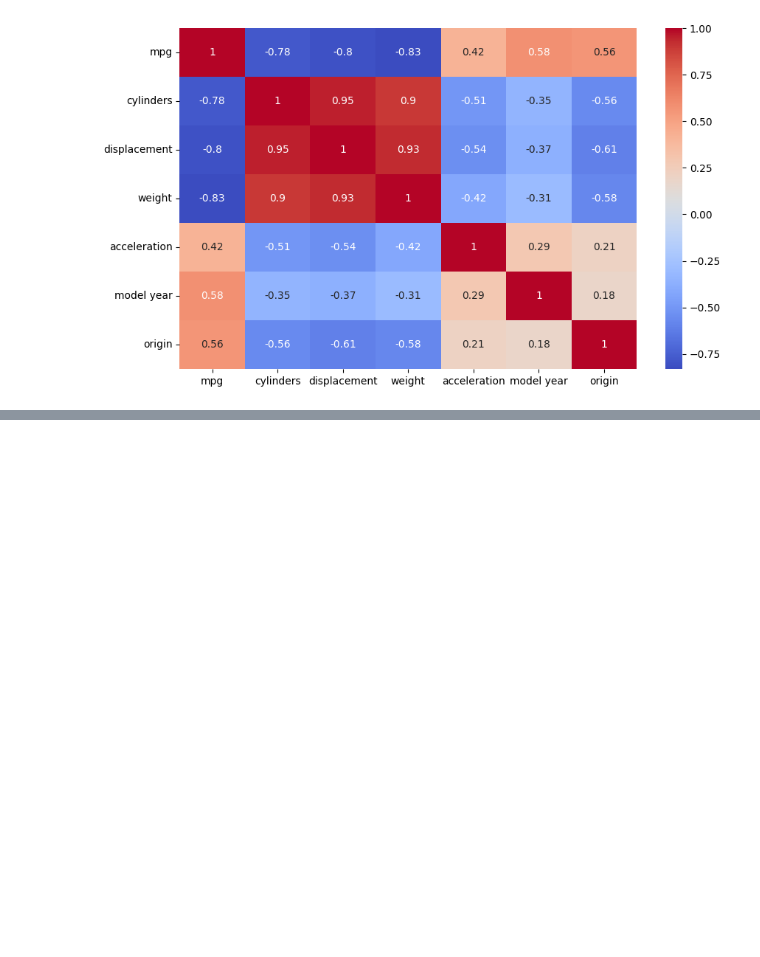
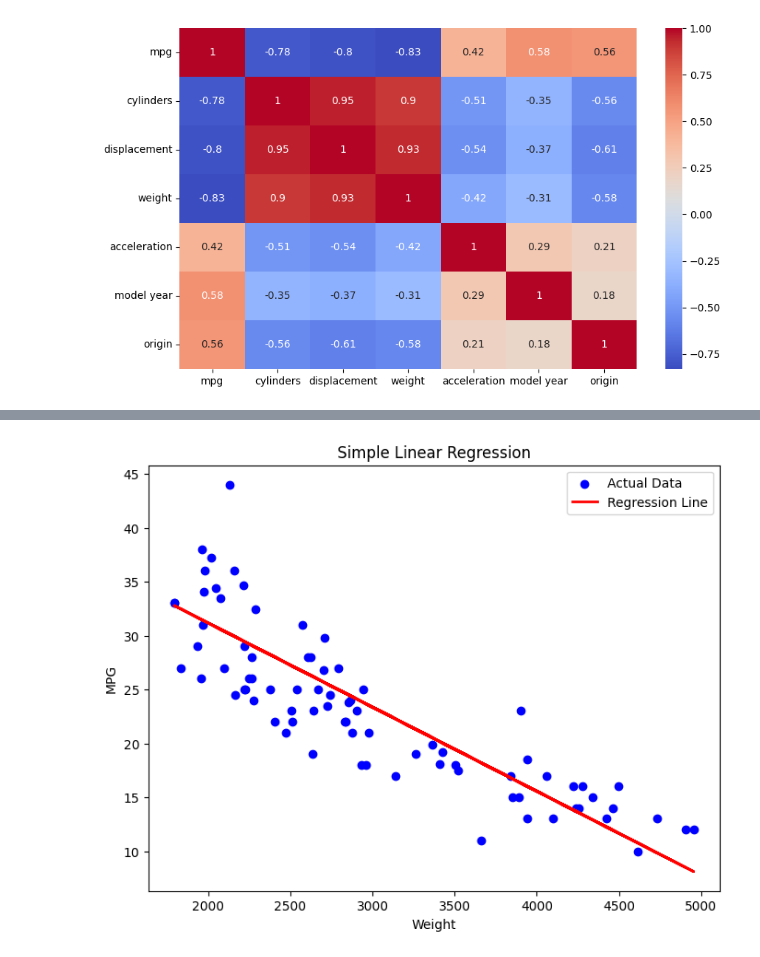
Before and after one commit to AbhishekShah272002/Machine-Learning-Study., a Jupyter notebook: Learning-Labs/Vehicle's_fuel_efficiency.ipynb, the cells around one changed output, grey strips where cells are left out. Drawn from its saved outputs; the diff is of its cells as text; code cells hidden in the pictures; blank space fills up the shorter version.

```diff
--- a/Learning-Labs/Vehicle's_fuel_efficiency.ipynb
+++ b/Learning-Labs/Vehicle's_fuel_efficiency.ipynb
@@ -75,0 +78,17 @@ plt.show()
+# %%
+y = df["mpg"]
+# %%
+from sklearn.model_selection import train_test_split
+
+X_train, X_test, y_train, y_test = train_test_split(
+    X,
+    y,
+    test_size=0.2,
+    random_state=42
+)
+# %%
+from sklearn.linear_model import LinearRegression
+
+model = LinearRegression()
+
+model.fit(X_train, y_train)
@@ -75,0 +101,2 @@ plt.show()
+# %%
+y_pred = model.predict(X_test)
@@ -75,0 +122,25 @@ plt.show()
+# %%
+plt.figure(figsize=(8,6))
+
+plt.scatter(X_test,
+            y_test,
+            color="blue",
+            label="Actual Data")
+
+plt.plot(X_test,
+         y_pred,
+         color="red",
+         linewidth=2,
+         label="Regression Line")
+
+plt.xlabel("Weight")
+
+plt.ylabel("MPG")
+
+plt.title("Simple Linear Regression")
+
+plt.legend()
+
+plt.show()
+# %% [output]
+[figure, added]
```
Also changed, not shown: parts of 4 cells of this notebook.
